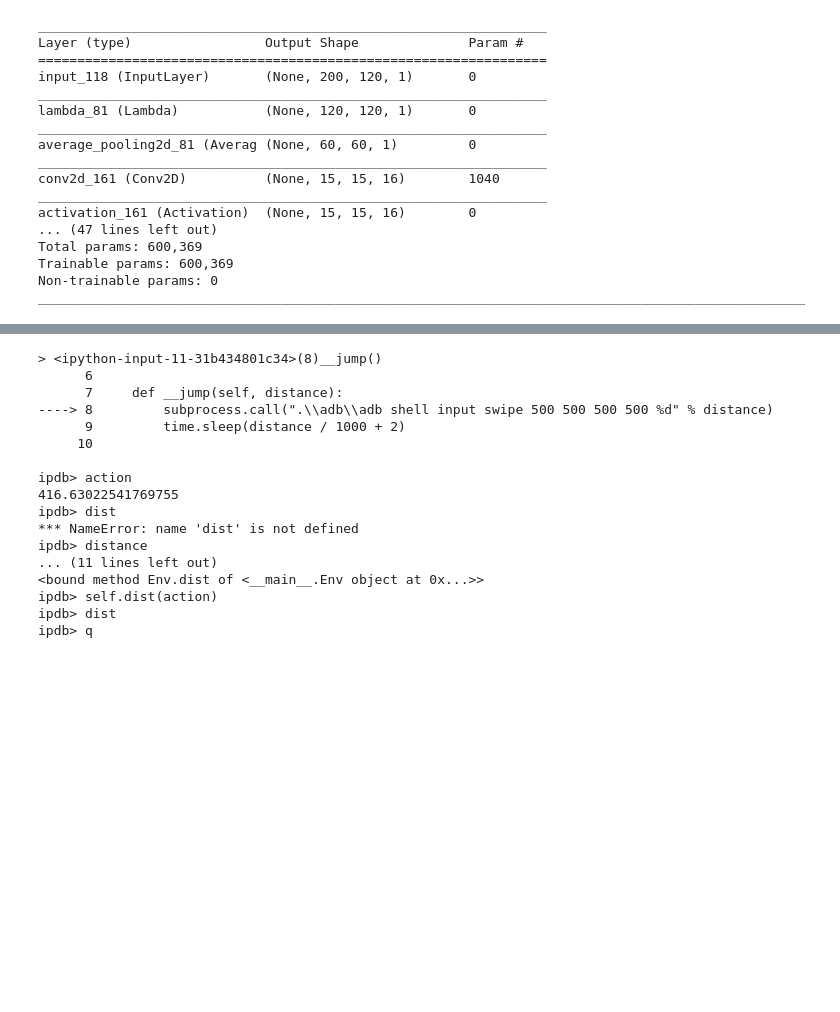
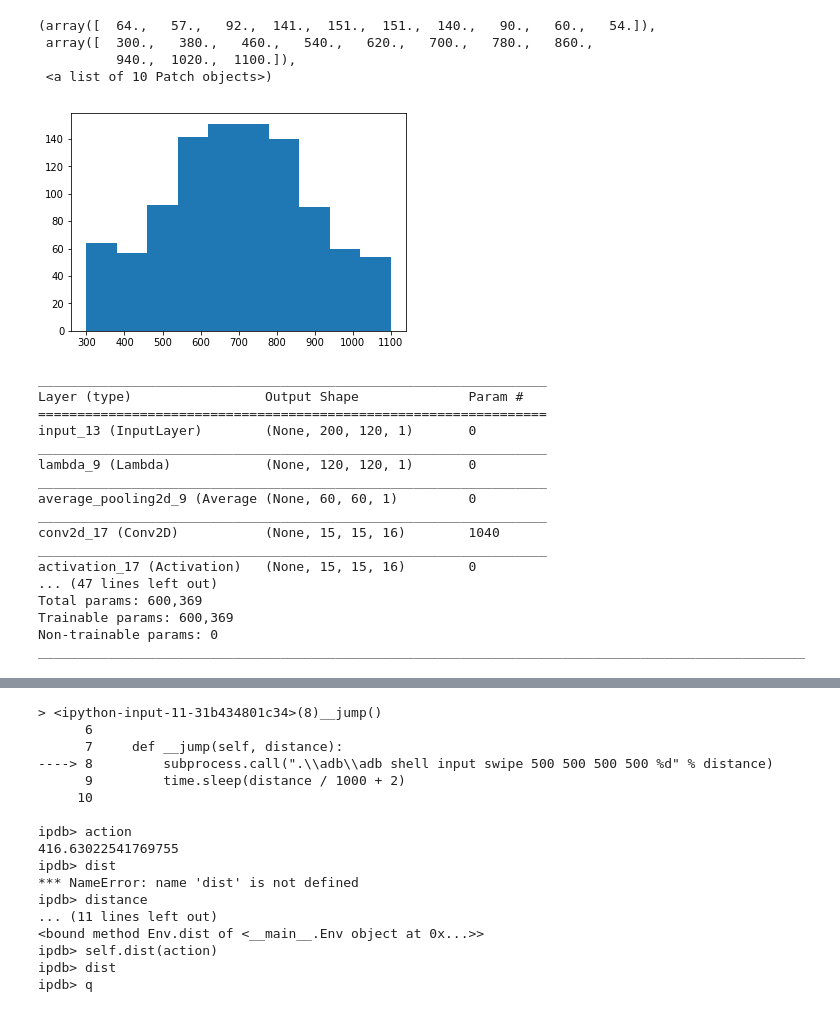
Before and after one commit to wptoux/deep-tiaotiao, a Jupyter notebook: DDPG.ipynb, the cells around one changed output, grey strips where cells are left out. Drawn from its saved outputs; the diff is of its cells as text; code cells hidden in the pictures; blank space fills up the shorter version.

```diff
--- a/DDPG.ipynb
+++ b/DDPG.ipynb
@@ -48,11 +48,11 @@ class Env:
 
 
     def dist(self, action):
-        d = action * 300 + 700
+        d = action * 400 + 700
         if d < 300:
             d = 300
-        elif d > 1000:
-            d = 1000
+        elif d > 1100:
+            d = 1100
 
         return d
 
@@ -361,25 +366,28 @@ class Agent:
+# %%
+plt.hist([env.dist(i) for i in list(np.random.randn(1000) * 0.5)])
+# %% [output]
+(array([  64.,   57.,   92.,  141.,  151.,  151.,  140.,   90.,   60.,   54.]),
+ array([  300.,   380.,   460.,   540.,   620.,   700.,   780.,   860.,
+          940.,  1020.,  1100.]),
+ <a list of 10 Patch objects>)
+[figure, added]
 # %%
-episodes = 1000
-
-# 为agent初始化gym环境参数
-env = Env()
 agent = Agent(env)
-
 agent.actor.model.summary()
 agent.critic.model.summary()
 # %% [output]
 _________________________________________________________________
 Layer (type)                 Output Shape              Param #
 =================================================================
-input_118 (InputLayer)       (None, 200, 120, 1)       0
+input_13 (InputLayer)        (None, 200, 120, 1)       0
 _________________________________________________________________
-lambda_81 (Lambda)           (None, 120, 120, 1)       0
+lambda_9 (Lambda)            (None, 120, 120, 1)       0
 _________________________________________________________________
-average_pooling2d_81 (Averag (None, 60, 60, 1)         0
+average_pooling2d_9 (Average (None, 60, 60, 1)         0
 _________________________________________________________________
-conv2d_161 (Conv2D)          (None, 15, 15, 16)        1040
+conv2d_17 (Conv2D)           (None, 15, 15, 16)        1040
 _________________________________________________________________
-activation_161 (Activation)  (None, 15, 15, 16)        0
+activation_17 (Activation)   (None, 15, 15, 16)        0
 ... (47 lines left out)
 Total params: 600,369
 Trainable params: 600,369
```
Also changed, not shown: parts of 11 cells of this notebook.
